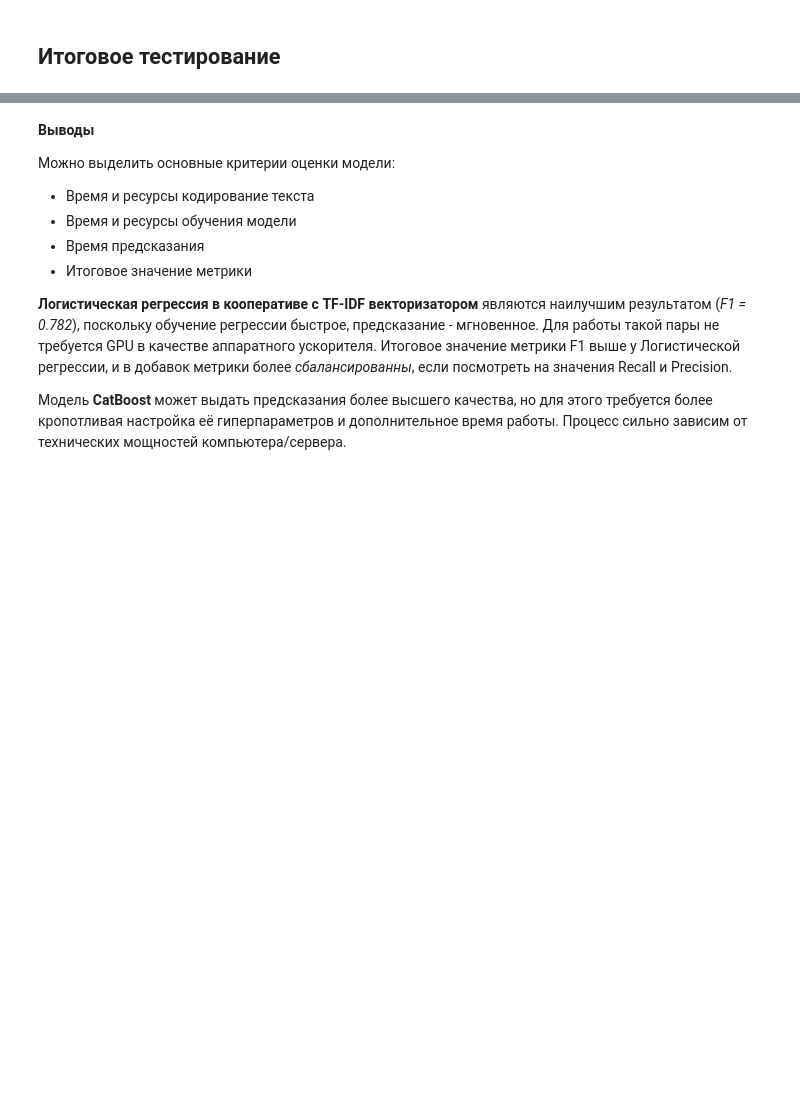
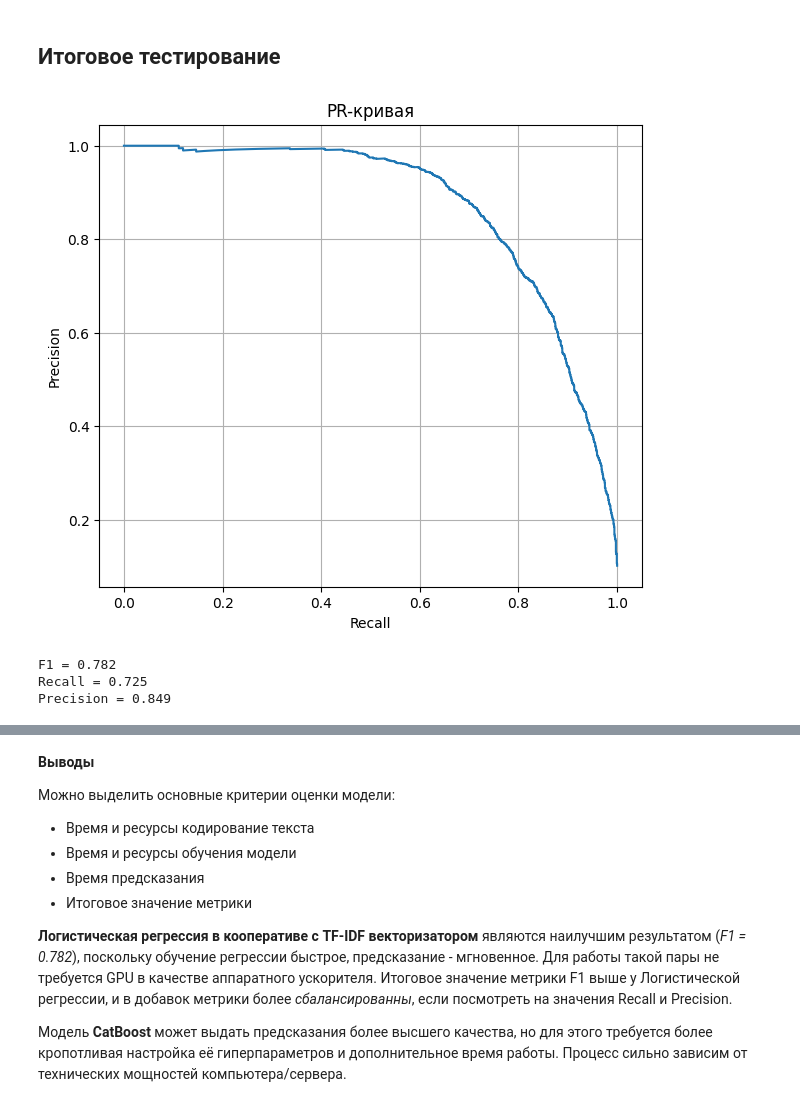
Before and after one commit to Gvozdyara/ml-tariff-classification, a Jupyter notebook: Задача 3 Токсичные комментарии/Toxic_comments_detection.ipynb, the cells around one changed output, grey strips where cells are left out. Saved outputs shown, nothing was run; the diff lists cells and outputs as text; code cells hidden in the pictures; blank space fills up the shorter version.

```diff
--- a/Задача 3 Токсичные комментарии/Toxic_comments_detection.ipynb
+++ b/Задача 3 Токсичные комментарии/Toxic_comments_detection.ipynb
@@ -464,4 +464,28 @@ ___
 # %% [markdown]
 <a id='section_6'></a>
 ## Итоговое тестирование
+# %%
+# финальный тест TF-IDF на Logistic Regression + смещение порога классификации
+proba_test = LogRer_tfidf.predict_proba(X_test_tfidf)
+prediction_test_lr = proba_test[:, 1] > 0.4
+precision, recall, thresholds = precision_recall_curve(Y_test_tfidf, proba_test[:, 1])
+
+# PR-кривая
+plt.figure(figsize=FIG_SIZE)
+plt.plot(recall, precision)
+plt.title('PR-кривая')
+plt.xlabel('Recall')
+plt.ylabel('Precision')
+plt.grid()
+plt.show()
+
+# метрики
+print('F1 = {:.3f}'.format(f1_score(Y_test_tfidf, prediction_test_lr)))
+print('Recall = {:.3f}'.format(recall_score(Y_test_tfidf, prediction_test_lr)))
+print('Precision = {:.3f}'.format(precision_score(Y_test_tfidf, prediction_test_lr)))
+# %% [output]
+[figure, added]
+F1 = 0.782
+Recall = 0.725
+Precision = 0.849
 # %%
```
Also changed, not shown: parts of 6 cells of this notebook, 1 other file.
